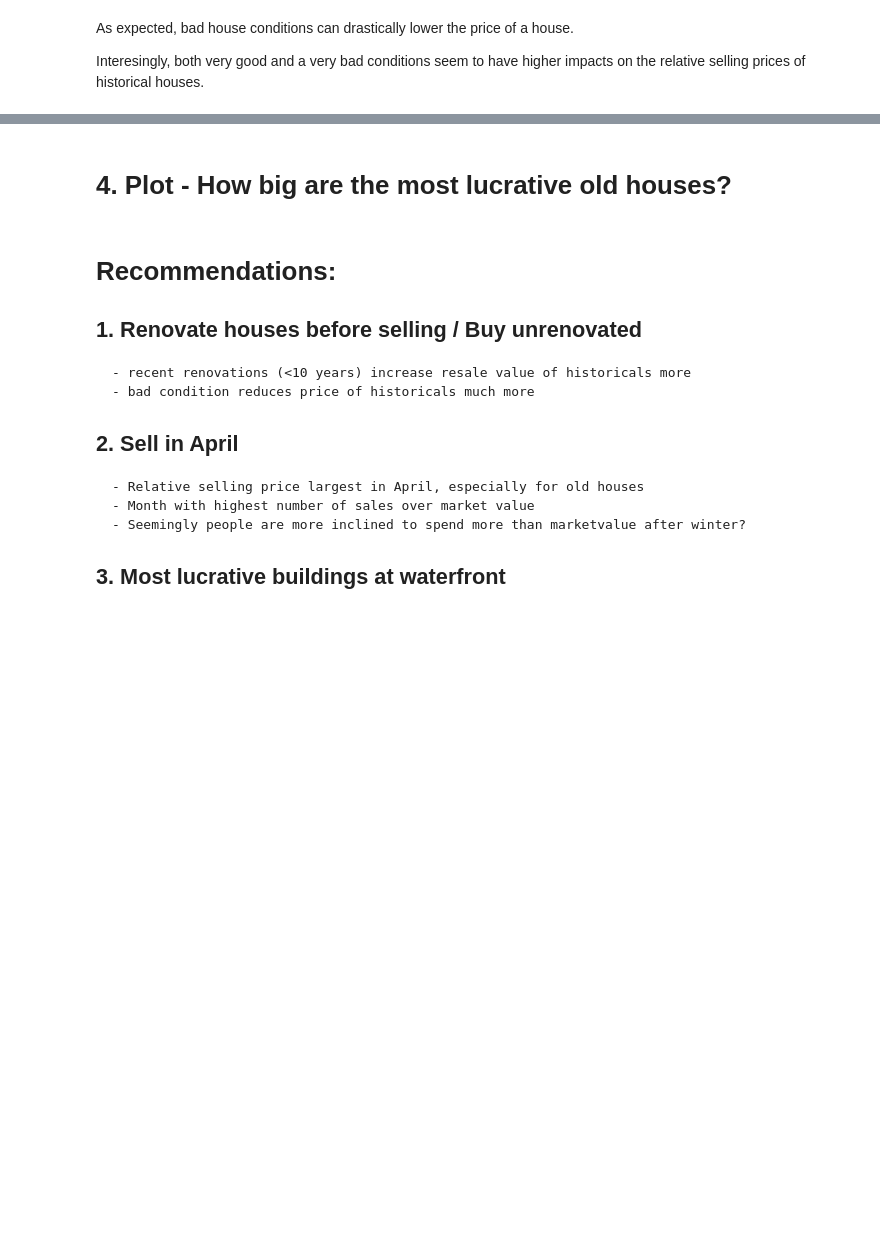
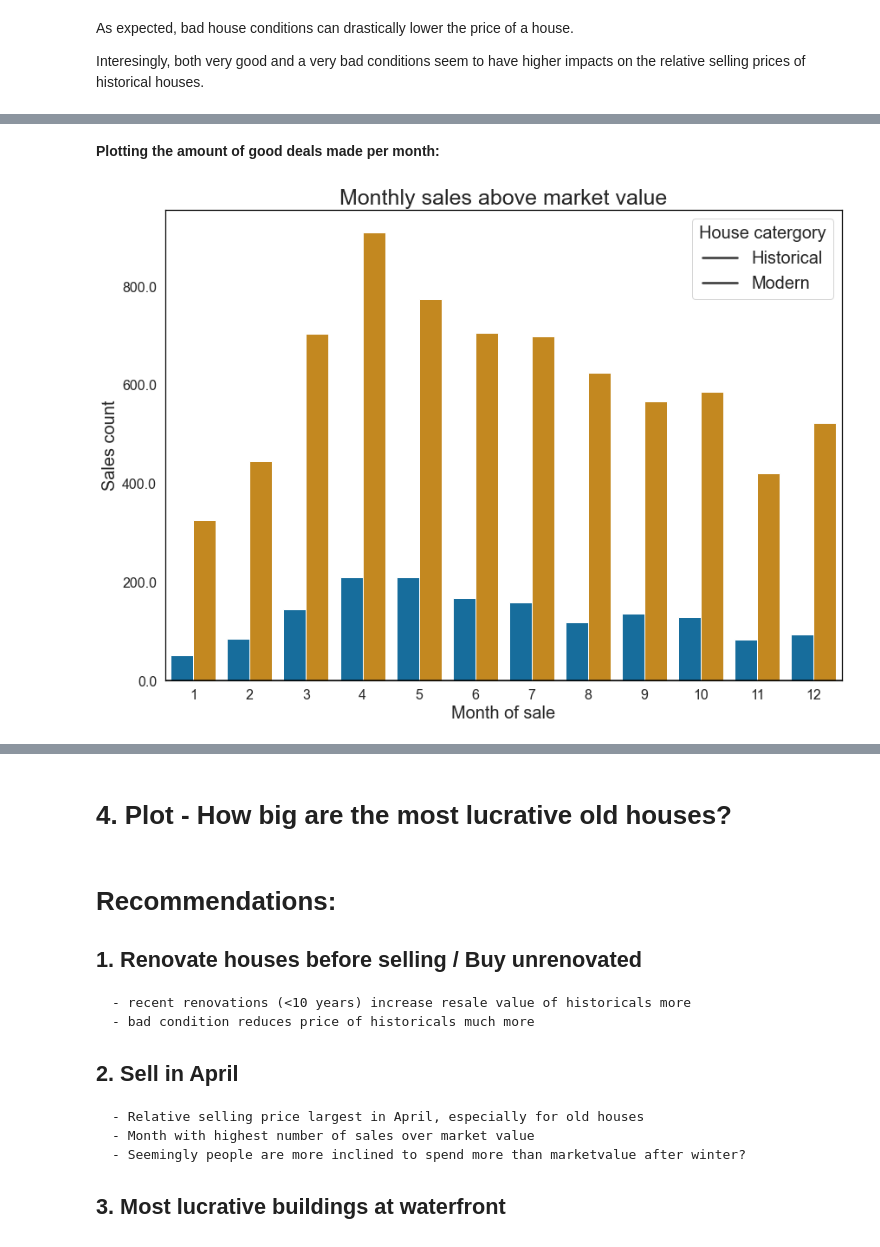
Before and after one commit to ValleSoYeah/EDA-Project_KC-Housing-Data, a Jupyter notebook: Houses for Zack.ipynb, the cells around one changed output, grey strips where cells are left out. Drawn from its saved outputs; the diff is of its cells as text; code cells hidden in the pictures; blank space fills up the shorter version.

```diff
--- a/Houses for Zack.ipynb
+++ b/Houses for Zack.ipynb
@@ -189,0 +224,20 @@ sns.barplot(data= df, x="month", y="relative_price_bin", hue="age", ci=None, pal
+# %%
+olds= old(df)
+olds["good_deals_per_month"] = olds[olds["relative_price_bin"]>0].groupby("month")["id"].transform("count")
+news= new(df)
+news["good_deals_per_month"] = news[news["relative_price_bin"]>0].groupby("month")["id"].transform("count")
+df = pd.concat([olds, news], axis = 0).sort_index()
+# %% [markdown]
+**Plotting the amount of good deals made per month:**
+# %%
+plot4 = sns.barplot(data= df[df["relative_price_bin"]>0], x= "month", y="good_deals_per_month", hue="age", hue_order=["historical", "modern"])
+sns.set_palette("colorblind",2)
+plot4.set_xlabel("Month of sale", fontsize=20)
+plot4.set_ylabel("Sales count", fontsize=20)
+plot4.set_title("Monthly sales above market value", fontsize= 25)
+plot4.legend(loc='upper right', title="House catergory", title_fontsize = 20, fontsize= 20, labels=['Historical', 'Modern'])
+plt.axhline(0, alpha=0.7, color="black")
+plot4.set_yticklabels(plot4.get_yticks(), size = 16)
+plot4.set_xticklabels(list(range(1,13)), size=16);
+# %% [output]
+[figure, added]
```
Also changed, not shown: parts of 36 cells of this notebook.
